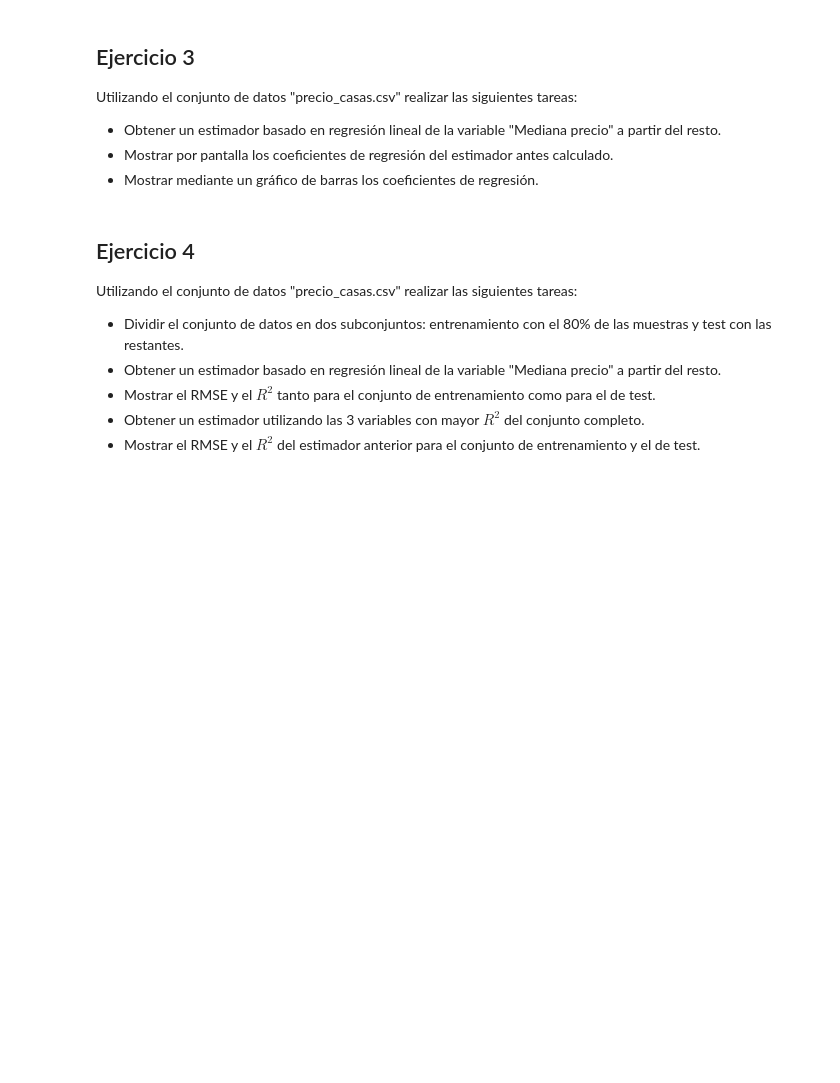
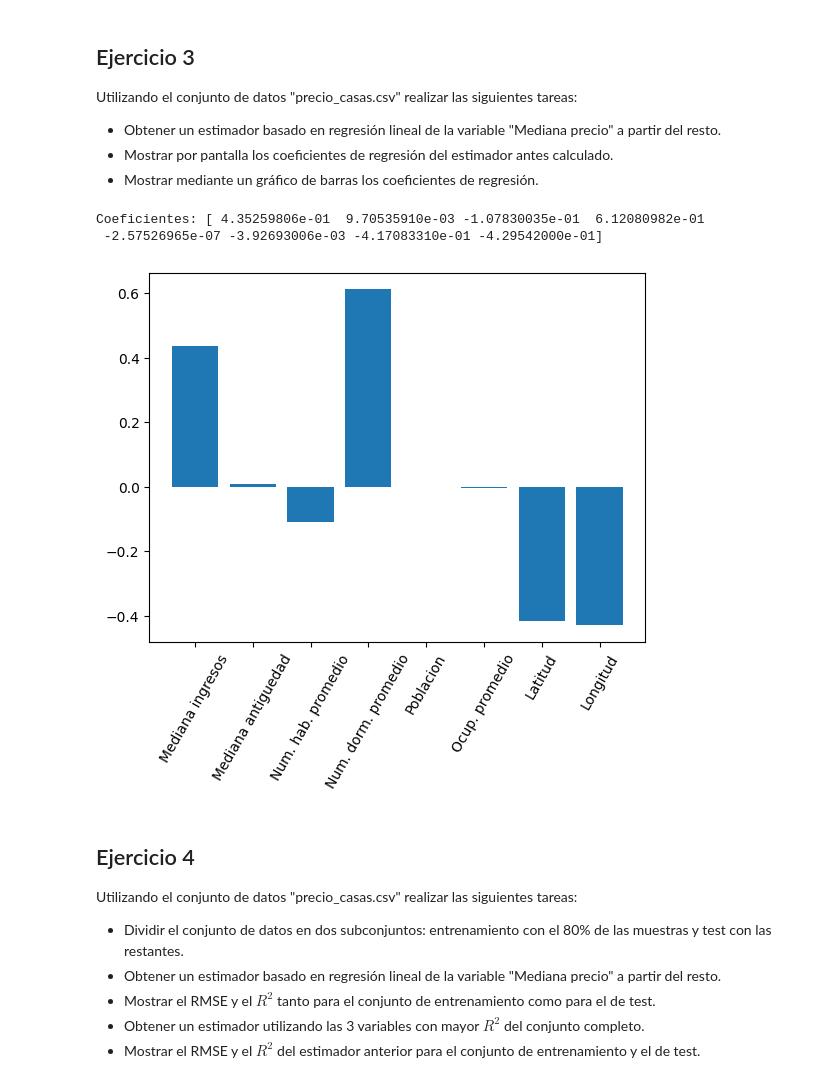
Before and after one commit to miguel-kjh/AA1, a Jupyter notebook: ejercicios/parte1/ejercicios_extras.ipynb, the cells around one changed output. Drawn from its saved outputs; the diff is of its cells as text; code cells hidden in the pictures; blank space fills up the shorter version.

```diff
--- a/ejercicios/parte1/ejercicios_extras.ipynb
+++ b/ejercicios/parte1/ejercicios_extras.ipynb
@@ -22,6 +96,37 @@ Utilizando el conjunto de datos "precio_casas.csv" realizar las siguientes tarea
 - Obtener un estimador basado en regresión lineal de la variable "Mediana precio" a partir del resto.
 - Mostrar por pantalla los coeficientes de regresión del estimador antes calculado.
 - Mostrar mediante un gráfico de barras los coeficientes de regresión.
+# %%
+df = pd.read_csv('data\precio_casas.csv', sep=';')
+
+# Obtener un estimador basado en regresión lineal de la variable "Mediana precio" a partir del resto
+from sklearn.linear_model import LinearRegression
+from sklearn.model_selection import train_test_split
+from sklearn.metrics import mean_squared_error
+
+X = df.drop('Mediana precio', axis = 1)
+y = df['Mediana precio']
+
+X_train, X_test, y_train, y_test = train_test_split(X, y, test_size=0.2)
+
+model = LinearRegression()
+model.fit(X_train, y_train)
+
+y_pred = model.predict(X_test)
+
+# Mostrar por pantalla los coeficientes de regresión del estimador antes calculado
+
+print(f'Coeficientes: {model.coef_}')
+
+# Mostrar mediante un gráfico de barras los coeficientes de regresión
+
+plt.bar(X.columns, model.coef_)
+plt.xticks(rotation=60)
+plt.show()
+# %% [output]
+Coeficientes: [ 4.35259806e-01  9.70535910e-03 -1.07830035e-01  6.12080982e-01
+ -2.57526965e-07 -3.92693006e-03 -4.17083310e-01 -4.29542000e-01]
+[figure, added]
 # %% [markdown]
 ## Ejercicio 4
 
```
Also changed, not shown: parts of 4 cells of this notebook.
